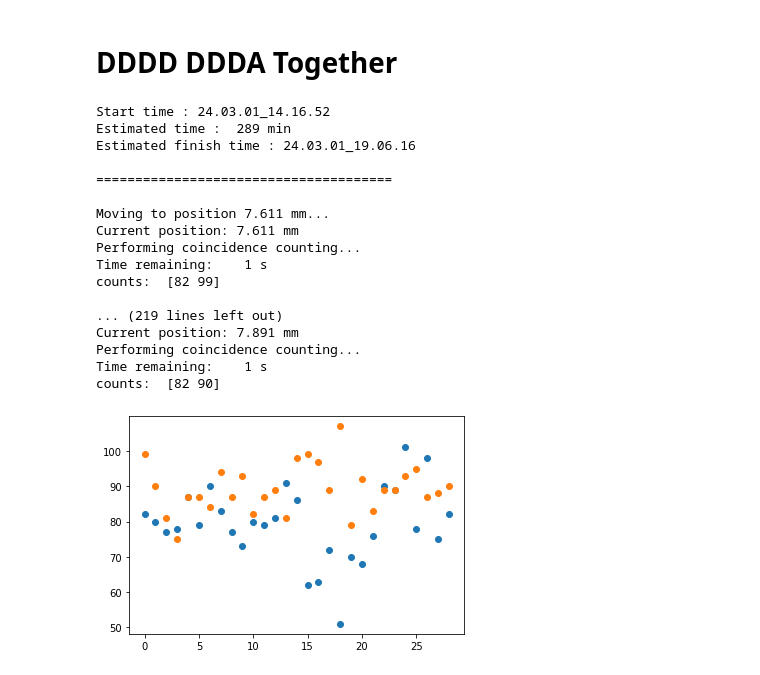
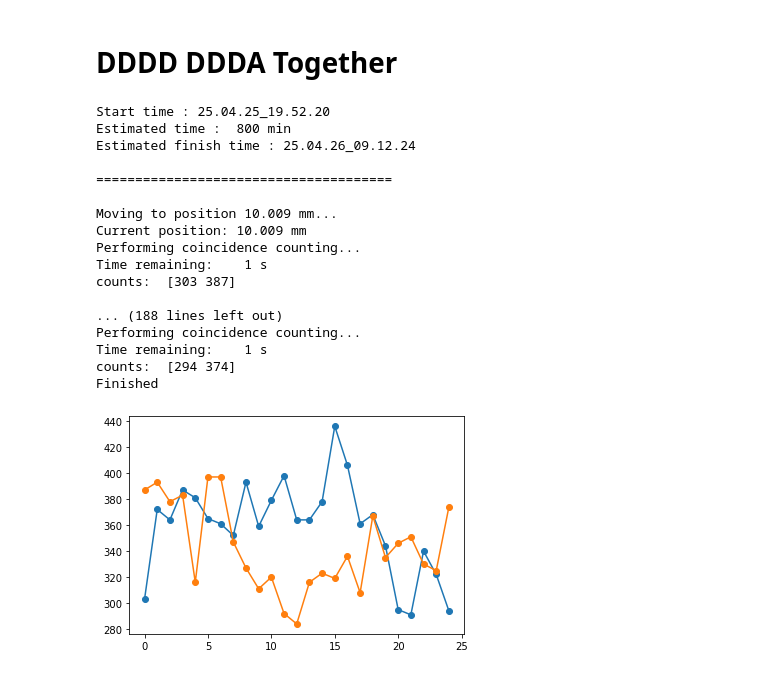
Before and after one commit to hfwang132/tomo_swabian, a Jupyter notebook: utils/vis.ipynb, the cells around one changed output. Drawn from its saved outputs; the diff is of its cells as text; code cells hidden in the pictures.

```diff
--- a/utils/vis.ipynb
+++ b/utils/vis.ipynb
@@ -128,5 +125,6 @@ counts:  [198]
 # %%
-plt.plot(counts, ".-")
-plt.savefig(filename[:-4] + '.jpg')
+x = np.arange(range_min, range_max, int(step*34555))
+plt.plot(x, counts, ".-")
+# plt.savefig(filename[:-4] + '.jpg')
 plt.show()
 # %% [output]
@@ -140,2 +131,0 @@ count3 = counts
-# %%
-counts = count1[:-1] + count2 + count3[1:]
@@ -147,3 +132,8 @@ True
+# %%
+# y = np.array([e[0] for e in counts])
+f = go.Figure()
+f.add_trace(go.Scatter(x=x/34555, y=counts, mode='markers+lines'))
+f.show()
 # %% [markdown]
 # Local Scan
 # %%
@@ -245,19 +237,20 @@ KeyboardInterrupt:
 # 2) init tagger
 
 tagger = createTimeTagger()
-for i in range(1, 17):
-    tagger.setTriggerLevel(i, 1.5)
+for j in range(1, 17):
+    tagger.setTriggerLevel(j, 1.0)
 
-tagger.setInputDelay(7, 2500)
-tagger.setInputDelay(1, 2100)
-tagger.setInputDelay(5, 2100)
+tagger.setInputDelay(2, -3750)
+tagger.setInputDelay(3, -4775)
+tagger.setInputDelay(4, -10335)
+tagger.setInputDelay(5, -10900)
 
 coin_DDDD = Coincidence(
-                tagger, [7, 8, 1, 5], coincidenceWindow=5000, timestamp=CoincidenceTimestamp.Average
+                tagger, [1, 2, 3, 4], coincidenceWindow=5000, timestamp=CoincidenceTimestamp.Average
                 )
 
 coin_DDDA = Coincidence(
-                tagger, [2, 8, 1, 5], coincidenceWindow=5000, timestamp=CoincidenceTimestamp.Average
+                tagger, [1, 2, 3, 5], coincidenceWindow=5000, timestamp=CoincidenceTimestamp.Average
                 )
 
 countrate = Countrate(tagger=tagger, channels=[coin_DDDD.getChannel(), coin_DDDA.getChannel()])
@@ -270,13 +263,13 @@ filename = f"data_Haifei/vis_{start_time}.txt"
 f = open(filename, "w")
 
 step = 0.01
-sec = 600
+sec = 2000 # 600
 counts = []
 
-range_min = 263000
-range_max = 273000
-# range_min = 259000
-# range_max = 277000
+center = 350000 # 118870
+ran = round(0.12 * 34555)
+range_max = center + ran
+range_min = center - ran
 
 estimated_time = ( sec * (range_max - range_min) / (step * 34555) ) / 60
 
@@ -300,42 +293,43 @@ try:
             sys.stdout.write("\r")
             sys.stdout.write(f"Time remaining: {(sec - i):4d} s")
             sys.stdout.flush()
             time.sleep(1)
         print("")
         countrate.waitUntilFinished()
         count = countrate.getCountsTotal()
         print("counts: ", count)
         pos_count = [cur_pos] + [int(num) for num in count]
         counts.append(count)
 
         f.write(" ".join(map(str, pos_count)))
         f.write("\n")
         f.flush()
 finally:
     f.close()
     freeTimeTagger(tagger=tagger)
+    print("Finished")
 
 
-plt.plot(counts, "o")
+plt.plot(counts, "-o")
 plt.savefig(filename[:-4] + '.jpg')
 plt.show()
 # %% [output]
-Start time : 24.03.01_14.16.52
-Estimated time :  289 min
-Estimated finish time : 24.03.01_19.06.16
+Start time : 25.04.25_19.52.20
+Estimated time :  800 min
+Estimated finish time : 25.04.26_09.12.24
 
 ======================================
 
-Moving to position 7.611 mm...
-Current position: 7.611 mm
+Moving to position 10.009 mm...
+Current position: 10.009 mm
 Performing coincidence counting...
 Time remaining:    1 s
-counts:  [82 99]
+counts:  [303 387]
 
-... (219 lines left out)
-Current position: 7.891 mm
+... (188 lines left out)
 Performing coincidence counting...
 Time remaining:    1 s
-counts:  [82 90]
+counts:  [294 374]
+Finished
-[figure, old version]
+[figure, new version]
 # %%
```
Also changed, not shown: parts of 17 cells of this notebook, 10 other files.
